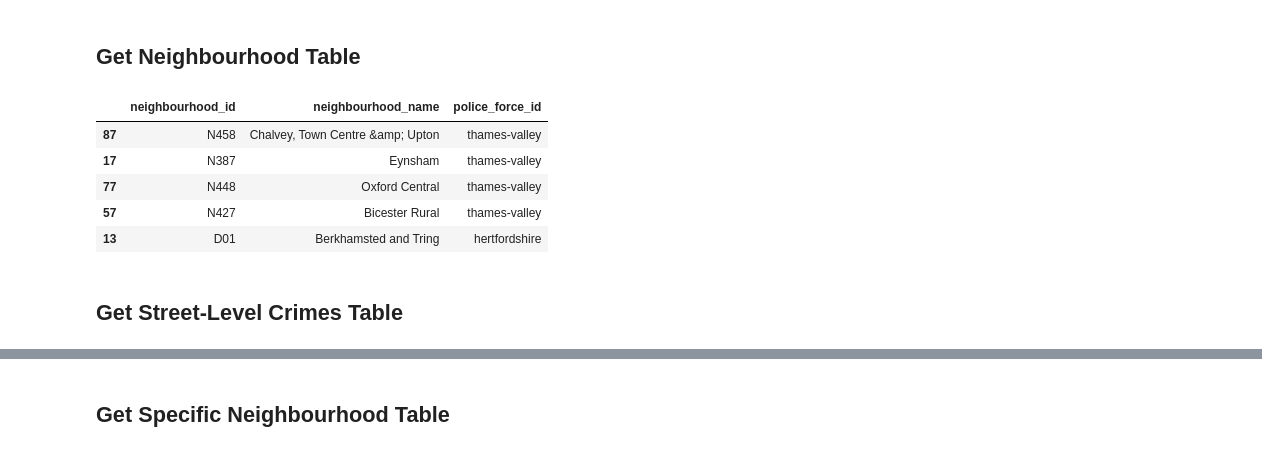
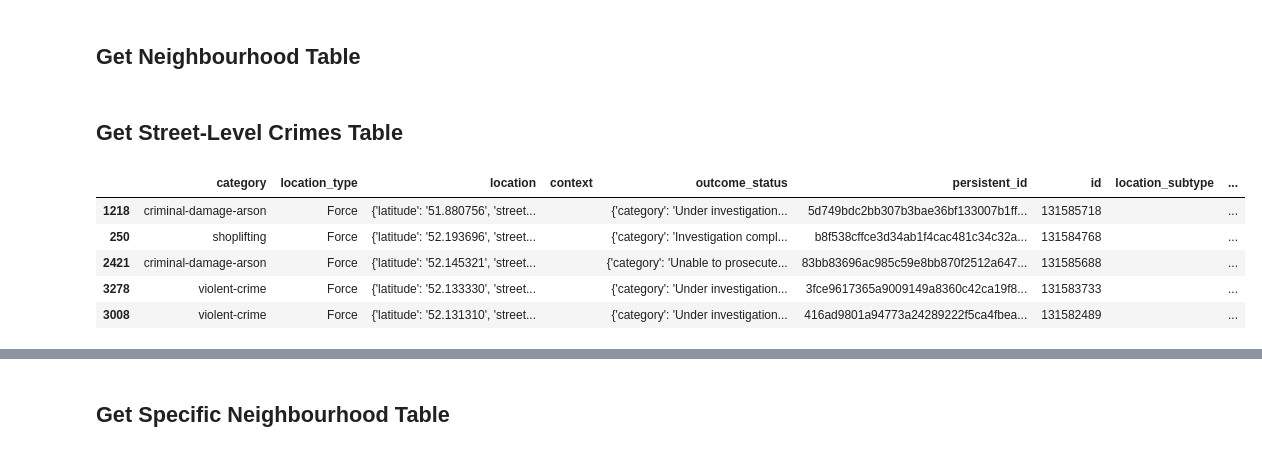
Before and after one commit to zharysc/app-development-Ben-Zharys, a Jupyter notebook: backend.ipynb, the cells around one changed output, grey strips where cells are left out. Drawn from its saved outputs; the diff is of its cells as text; code cells hidden in the pictures.

```diff
--- a/backend.ipynb
+++ b/backend.ipynb
@@ -127,14 +150,7 @@ def get_all_neighbourhoods(police_forces):
     # Returns dataframe
     return df_neighbourhoods
 
-get_all_neighbourhoods(police_forces).sample(5)
+df_neighbourhoods = get_all_neighbourhoods(police_forces).sample(5)
-# %% [output]
-|  | neighbourhood_id | neighbourhood_name | police_force_id |
-| 87 | N458 | Chalvey, Town Centre &amp; Upton | thames-valley |
-| 17 | N387 | Eynsham | thames-valley |
-| 77 | N448 | Oxford Central | thames-valley |
-| 57 | N427 | Bicester Rural | thames-valley |
-| 13 | D01 | Berkhamsted and Tring | hertfordshire |
 # %% [markdown]
 ## Get Street-Level Crimes Table
 # %%
@@ -151,7 +167,7 @@ def get_kml(neighbourhood_id):
     """
 
     # Get pathfile from neighbourhood ID
-    return f"C:/Users/benco/Downloads/force_kmls/data/{neighbourhood_id}.kml"
+    return f"C:/Users/Paul/Downloads/{neighbourhood_id}.kml"
 
     # Return KML content
     return path
@@ -335,33 +351,40 @@ def get_crime_for_all_regions(police_forces):
     """
 
     A function to process KML files for all police forces and retrieve street-level crime data.
 
     Input: List of police force IDs.
 
     Output: Combined street-level crime dataframe for all police forces.
 
     """
 
     # Initialises a list to collect each police force's dataframe
     all_dfs = []
 
     # Gets dataframe for each police force
     for police_force_id in police_forces:
         df_crimes = process_kml_file_to_dataframe(police_force_id)
 
         # Add dataframe to list
         all_dfs.append(df_crimes)
 
     # Combines all dataframes
     final_df = pd.concat(all_dfs, ignore_index=True)
 
     # Returns combined dataframe
     return final_df
 
 
 
 df_crimes = get_crime_for_all_regions(police_forces)
 df_crimes.sample(5)
+# %% [output]
+|  | category | location_type | location | context | outcome_status | persistent_id | id | location_subtype | ... |
+| 1218 | criminal-damage-arson | Force | {'latitude': '51.880756', 'street... |  | {'category': 'Under investigation... | 5d749bdc2bb307b3bae36bf133007b1ff... | 131585718 |  | ... |
+| 250 | shoplifting | Force | {'latitude': '52.193696', 'street... |  | {'category': 'Investigation compl... | b8f538cffce3d34ab1f4cac481c34c32a... | 131584768 |  | ... |
+| 2421 | criminal-damage-arson | Force | {'latitude': '52.145321', 'street... |  | {'category': 'Unable to prosecute... | 83bb83696ac985c59e8bb870f2512a647... | 131585688 |  | ... |
+| 3278 | violent-crime | Force | {'latitude': '52.133330', 'street... |  | {'category': 'Under investigation... | 3fce9617365a9009149a8360c42ca19f8... | 131583733 |  | ... |
+| 3008 | violent-crime | Force | {'latitude': '52.131310', 'street... |  | {'category': 'Under investigation... | 416ad9801a94773a24289222f5ca4fbea... | 131582489 |  | ... |
 # %%
 df_crimes.sample(5)
 # %% [output]
```
Also changed, not shown: parts of 14 cells of this notebook.
